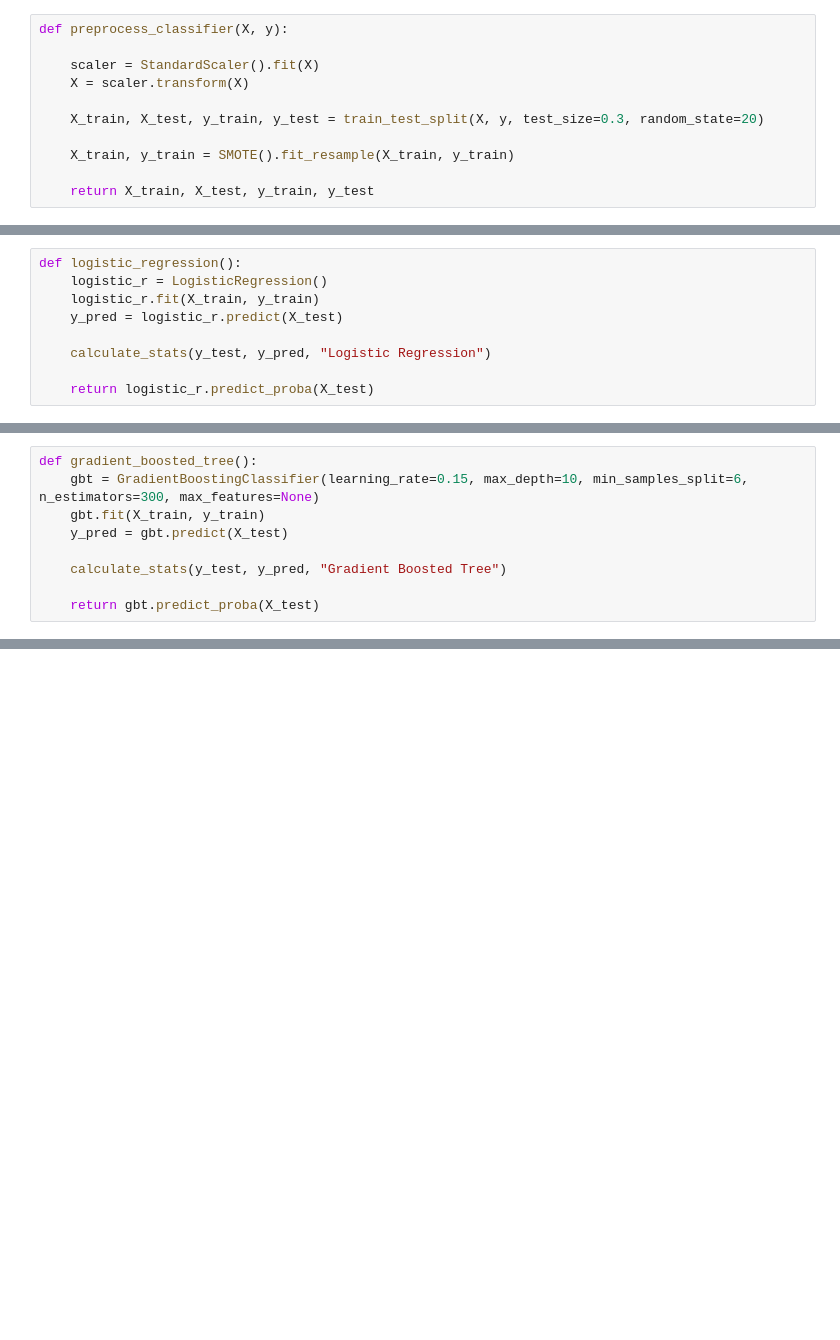
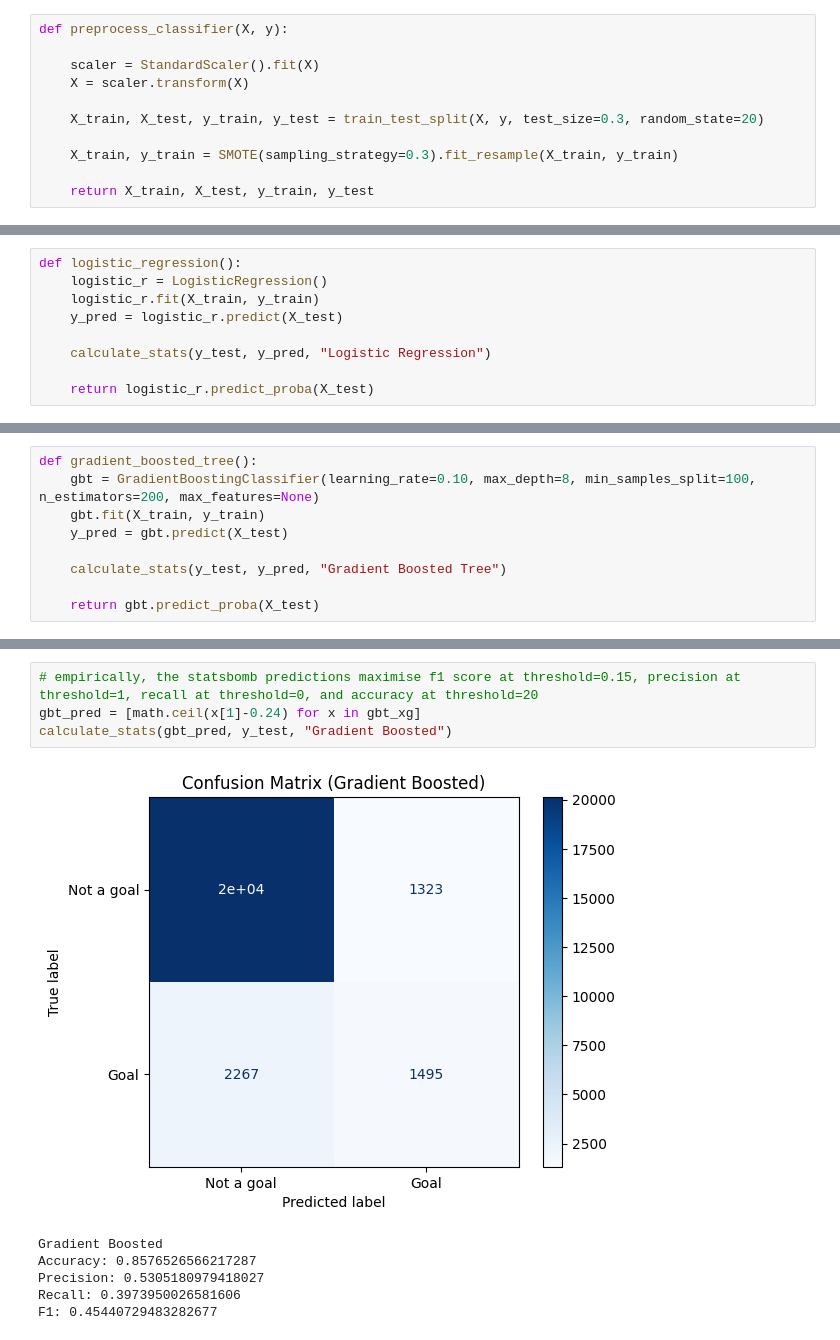
Before and after one commit to kkkarnav/BetterxG, a Jupyter notebook: 4_baseline_models.ipynb, the cells around one changed output, grey strips where cells are left out. Saved outputs shown, nothing was run; the diff lists cells and outputs as text; blank space fills up the shorter version.

```diff
--- a/4_baseline_models.ipynb
+++ b/4_baseline_models.ipynb
@@ -114,7 +145,7 @@ def preprocess_classifier(X, y):
 
     X_train, X_test, y_train, y_test = train_test_split(X, y, test_size=0.3, random_state=20)
 
-    X_train, y_train = SMOTE().fit_resample(X_train, y_train)
+    X_train, y_train = SMOTE(sampling_strategy=0.3).fit_resample(X_train, y_train)
 
     return X_train, X_test, y_train, y_test
 # %%
@@ -178,6 +208,6 @@ def decision_tree():
 # %%
 def gradient_boosted_tree():
-    gbt = GradientBoostingClassifier(learning_rate=0.15, max_depth=10, min_samples_split=6, n_estimators=300, max_features=None)
+    gbt = GradientBoostingClassifier(learning_rate=0.10, max_depth=8, min_samples_split=100, n_estimators=200, max_features=None)
     gbt.fit(X_train, y_train)
     y_pred = gbt.predict(X_test)
 
@@ -255,0 +288,11 @@ pprint(pd.DataFrame(np.corrcoef(np.asarray(df["gbt_xg"]), np.asarray(df["sxg"]))
+# %%
+# empirically, the statsbomb predictions maximise f1 score at threshold=0.15, precision at threshold=1, recall at threshold=0, and accuracy at threshold=20
+gbt_pred = [math.ceil(x[1]-0.24) for x in gbt_xg]
+calculate_stats(gbt_pred, y_test, "Gradient Boosted")
+# %% [output]
+[figure, added]
+Gradient Boosted
+Accuracy: 0.8576526566217287
+Precision: 0.5305180979418027
+Recall: 0.3973950026581606
+F1: 0.45440729483282677
```
Also changed, not shown: parts of 18 cells of this notebook, 1 other file.
